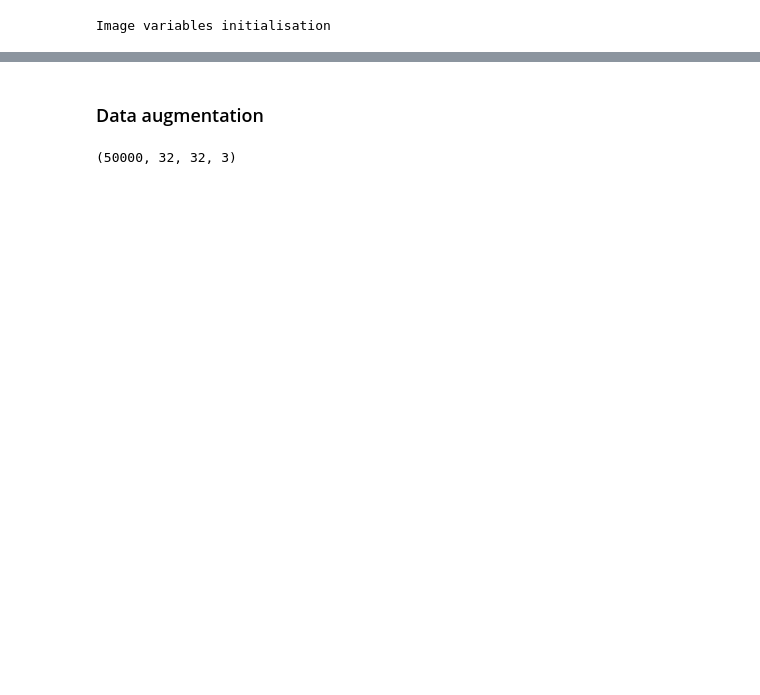
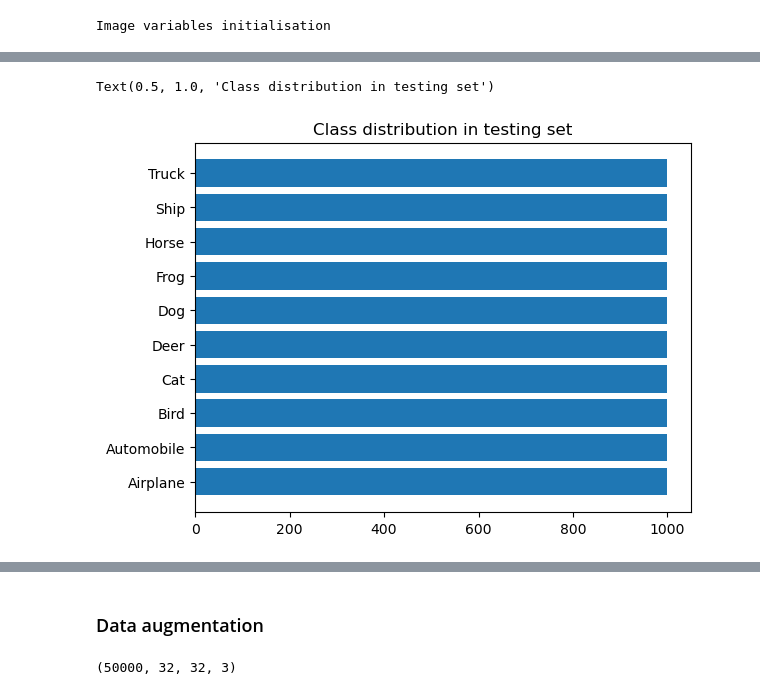
Before and after one commit to IreneJeong/ML-Stats-R-and-Python-Practice, a Jupyter notebook: MLS_CW_CIfar10.ipynb, the cells around one changed output, grey strips where cells are left out. Cells and saved outputs as stored; diff of their text form; code cells hidden in the pictures; blank space fills up the shorter version.

```diff
--- a/MLS_CW_CIfar10.ipynb
+++ b/MLS_CW_CIfar10.ipynb
@@ -66,0 +88,7 @@ N_CLASSES =len(np.unique(output_y_train))
+# %%
+classes, counts = np.unique(output_y_test, return_counts=True)
+plt.barh(classes_name, counts)
+plt.title('Class distribution in testing set')
+# %% [output]
+Text(0.5, 1.0, 'Class distribution in testing set')
+[figure, added]
```
Also changed, not shown: parts of 43 cells of this notebook, 10 other files.
